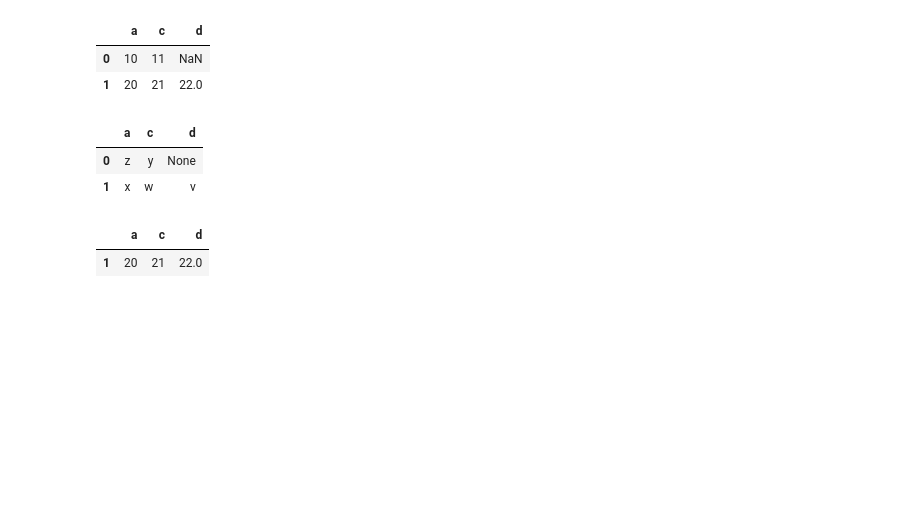
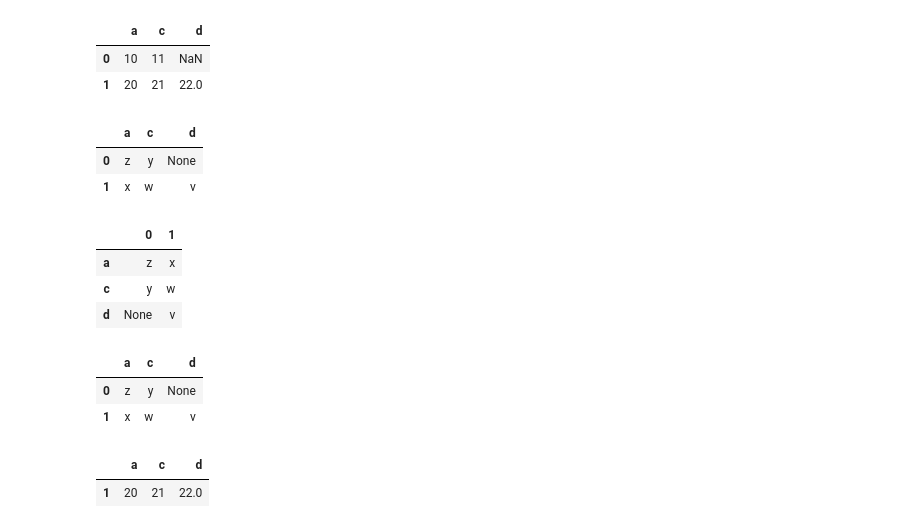
Before and after one commit to ajrichards/notebook, a Jupyter notebook: munging/pandas/working_with_pandas.ipynb, the cells around one changed output. Cells and saved outputs as stored; diff of their text form; code cells hidden in the pictures; blank space fills up the shorter version.

```diff
--- a/munging/pandas/working_with_pandas.ipynb
+++ b/munging/pandas/working_with_pandas.ipynb
@@ -99,6 +99,19 @@ df
 |  | a | c | d |
 | 0 | z | y | None |
 | 1 | x | w | v |
+# %%
+df.transpose()
+# %% [output]
+|  | 0 | 1 |
+| a | z | x |
+| c | y | w |
+| d | None | v |
+# %%
+df
+# %% [output]
+|  | a | c | d |
+| 0 | z | y | None |
+| 1 | x | w | v |
 # %%
 ## dealing with missing data
 vals = [[10, 11], [20, 21, 22]]
```
Also changed, not shown: parts of 3 cells of this notebook, 6 other files.
